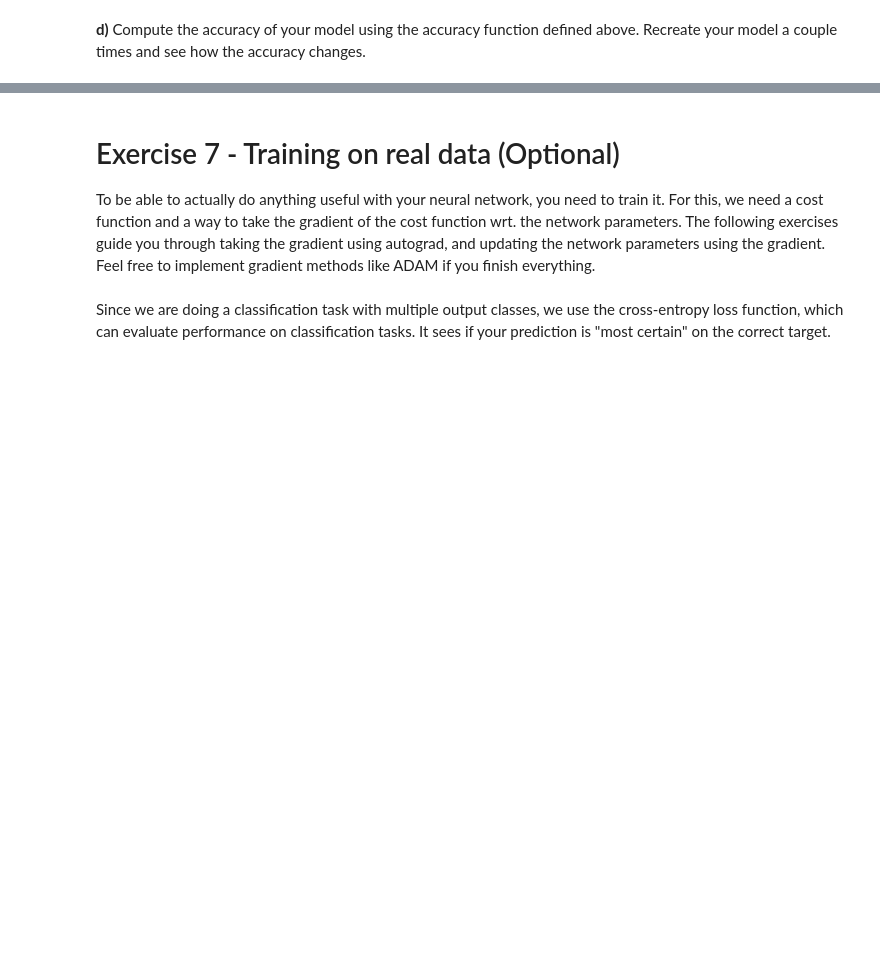
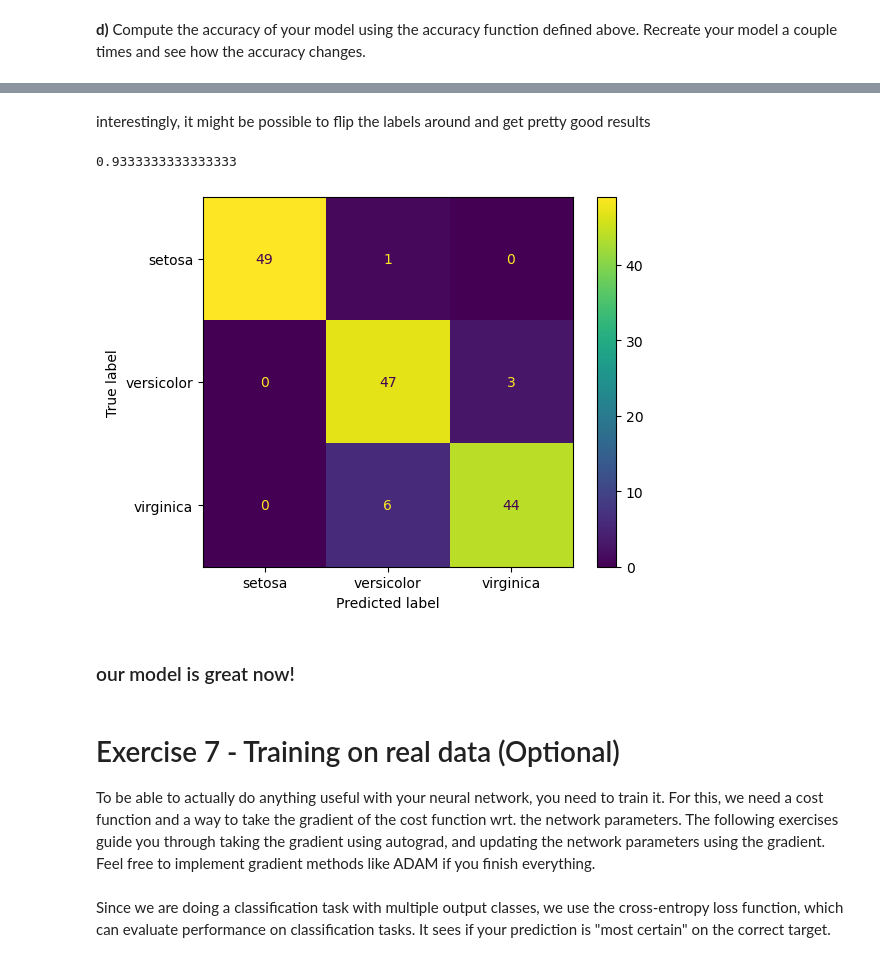
Before and after one commit to ericludvigs/MachineLearning, a Jupyter notebook: work/exercisesweek42.ipynb, the cells around one changed output, grey strips where cells are left out. Saved outputs shown, nothing was run; the diff lists cells and outputs as text; code cells hidden in the pictures; blank space fills up the shorter version.

```diff
--- a/work/exercisesweek42.ipynb
+++ b/work/exercisesweek42.ipynb
@@ -471,3 +491,34 @@ print(accuracy(predictions, targets))
+# %% [markdown]
+interestingly, it might be possible to flip the labels around and get pretty good results
+# %%
+first_column = np.copy(predictions[:, 0])
+last_column = np.copy(predictions[:, -1])
+flipped_predictions = np.copy(predictions)
+
+flipped_predictions[:,-1] = first_column
+flipped_predictions[:,0] = last_column
+
+print(accuracy(flipped_predictions, targets))
+
+flipped_predicted_class = []
+actual_class = []
+# convert to single dimension list with class names
+for i, flipped_prediction in enumerate(flipped_predictions):
+    flipped_predicted_class.append(iris.target_names[np.argmax(flipped_prediction)])
+    actual_class.append(iris.target_names[iris.target[i]])
+
+# display confusion matrix
+calculated_confusion_matrix = confusion_matrix(actual_class, flipped_predicted_class)
+
+cm_display = ConfusionMatrixDisplay(confusion_matrix = calculated_confusion_matrix, display_labels = iris.target_names)
+
+cm_display.plot()
+plt.show()
+# %% [output]
+0.9333333333333333
+[figure, added]
+# %% [markdown]
+### our model is great now!
 # %% [markdown]
 # Exercise 7 - Training on real data (Optional)
 
```
Also changed, not shown: parts of 13 cells of this notebook.
